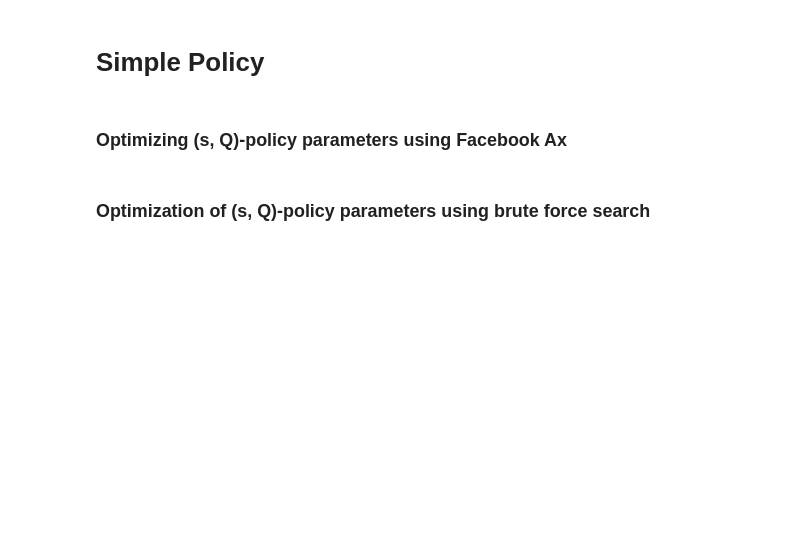
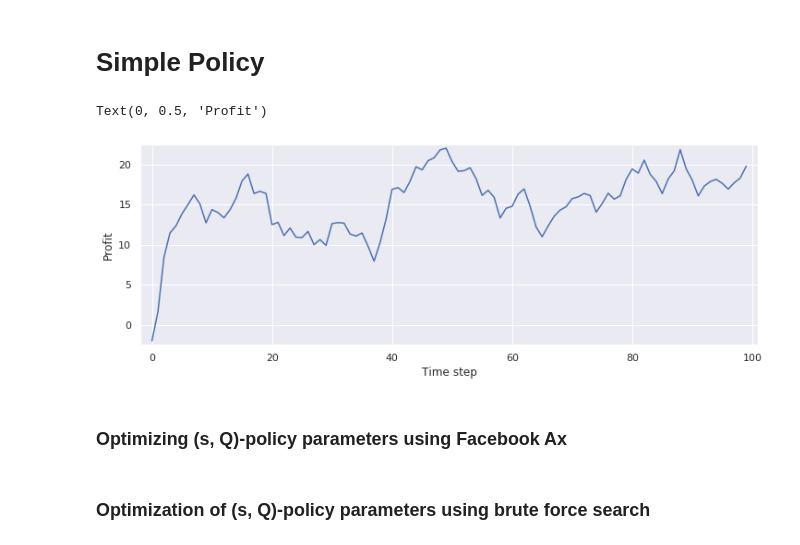
Before and after one commit to loomlike/relearn, a Jupyter notebook: example_logistics.ipynb, the cells around one changed output. Saved outputs shown, nothing was run; the diff lists cells and outputs as text; code cells hidden in the pictures; blank space fills up the shorter version.

Commit message:
Update action space. Add baseline policy

```diff
--- a/example_logistics.ipynb
+++ b/example_logistics.ipynb
@@ -161,14 +137,0 @@ class WaitAndDeliverPolicy:
-# %%
-wait_and_deliver_policy = WaitAndDeliverPolicy(
-    int(WAREHOUSE_CAPACITY * 0.8),
-    int(DELIVERY_CAPACITY * 0.8)
-)
-
-
-env.reset(SEED)
-done = False
-rewards = []
-while not done:
-    action
-    _, reward, done, info = env.step([1]*len(env.warehouse.inventory))
-    rewards.append(reward)
@@ -175,3 +178,27 @@ while not done:
+# %%
+wd_policy = WaitAndDeliverPolicy(
+    due=1.0,
+    capacity=int(WAREHOUSE_CAPACITY * 0.8),
+    delivery_capacity=int(DELIVERY_CAPACITY * 0.8),
+)
+# %%
+env.reset(SEED)
+done = False
+rewards = []
+while not done:
+    action = wd_policy.action(env.render('df'))
+    _, reward, done, info = env.step(action)
+    rewards.append(reward)
+#     print(info['num_items_failed_to_deliver'])
+
+plt.figure(figsize=(12,4))
+plt.margins(0.02)
+plt.plot(rewards)
+plt.xlabel("Time step")
+plt.ylabel("Profit")
+# %% [output]
+Text(0, 0.5, 'Profit')
+[figure, added]
 # %% [markdown]
 ### Optimizing (s, Q)-policy parameters using Facebook Ax
 # %%
```
Also changed, not shown: parts of 10 cells of this notebook, 1 other file.
